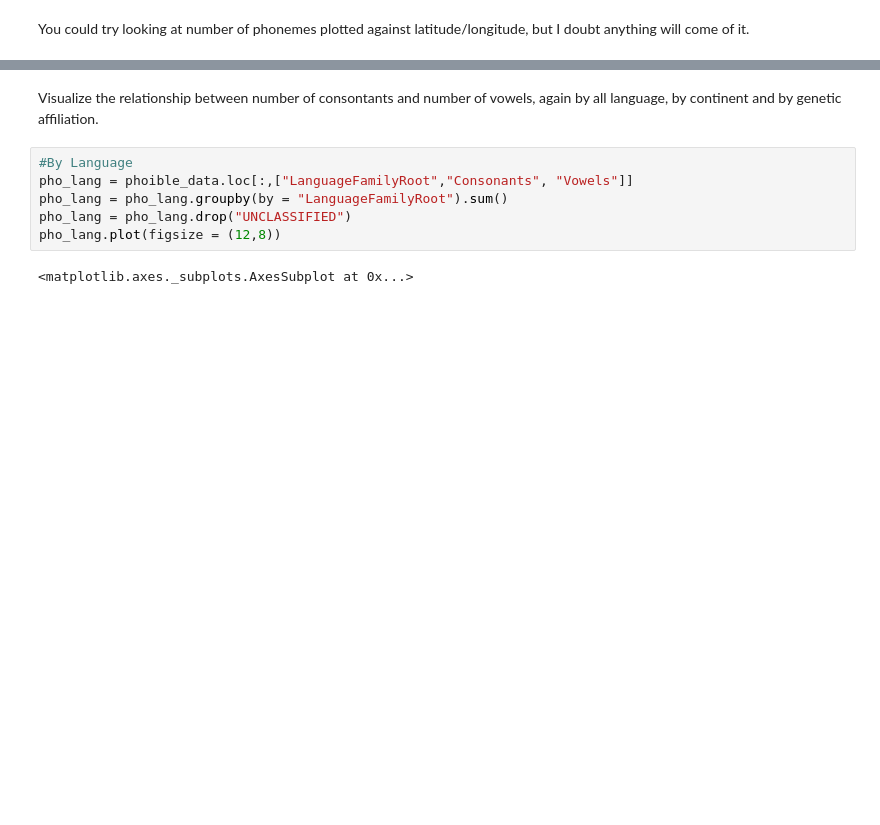
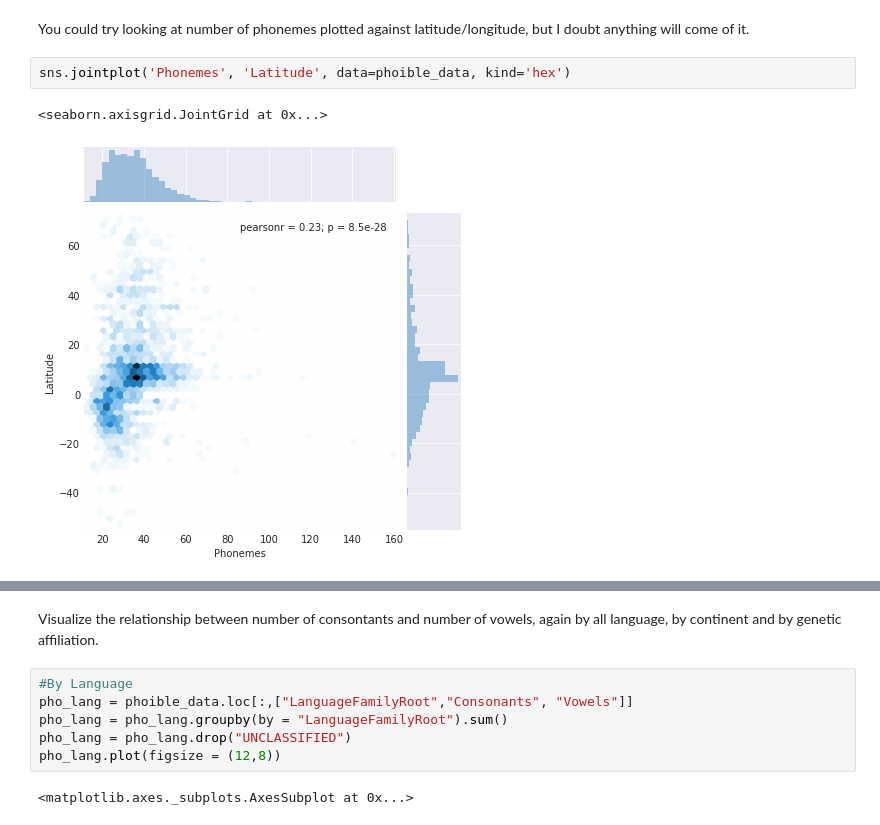
Before and after one commit to ds-modules/COGSCI-1B, a Jupyter notebook: Exploration.ipynb, the cells around one changed output, grey strips where cells are left out. Cells and saved outputs as stored; diff of their text form; blank space fills up the shorter version.

```diff
--- a/Exploration.ipynb
+++ b/Exploration.ipynb
@@ -143,2 +229,7 @@ phoible_data.groupby(by = "Area").size().plot.bar()
 # %% [markdown]
 You could try looking at number of phonemes plotted against latitude/longitude, but I doubt anything will come of it.
+# %%
+sns.jointplot('Phonemes', 'Latitude', data=phoible_data, kind='hex')
+# %% [output]
+<seaborn.axisgrid.JointGrid at 0x...>
+[figure, added]
```
Also changed, not shown: parts of 28 cells of this notebook, 1 other file.
